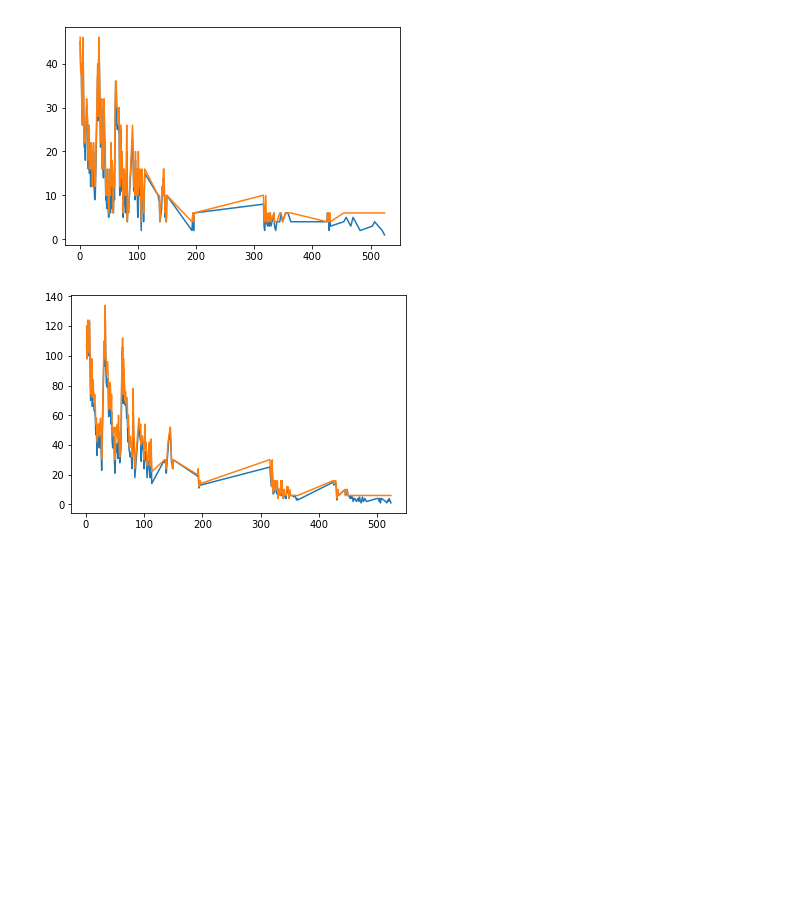
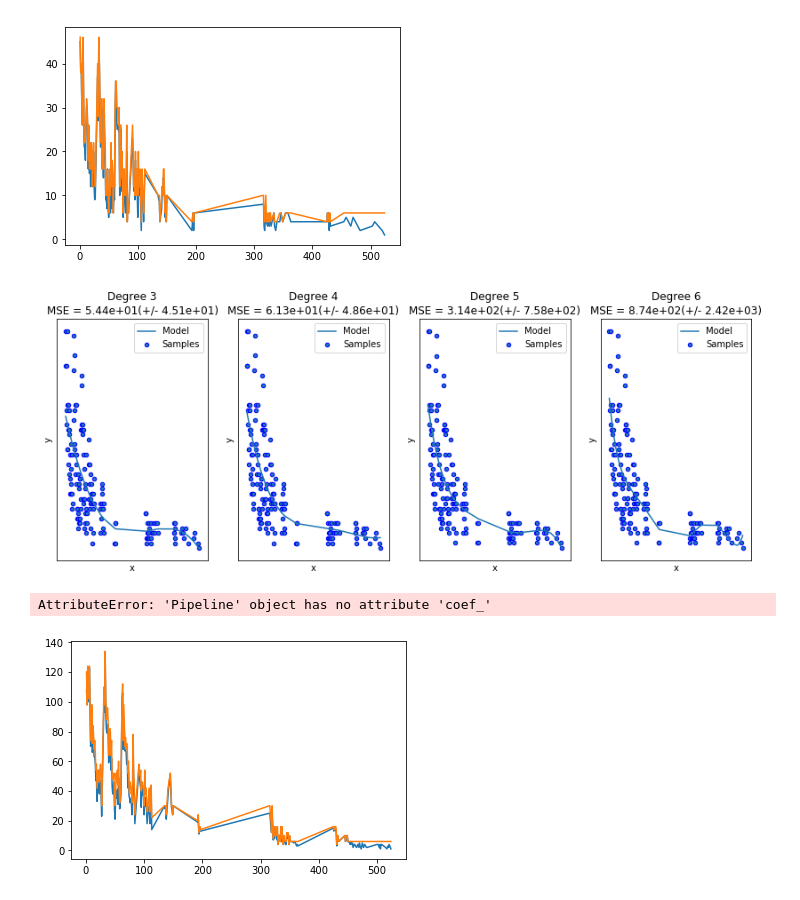
Before and after one commit to LeonKennedy/jupyter_space, a Jupyter notebook: lesson_distribute.ipynb, the cells around one changed output. Drawn from its saved outputs; the diff is of its cells as text; code cells hidden in the pictures; blank space fills up the shorter version.

```diff
--- a/lesson_distribute.ipynb
+++ b/lesson_distribute.ipynb
@@ -9,14 +14,53 @@ import numpy as np
 sql = "select lesson_id, sum(max_student), sum(actual_student)  from lesson_distribute where begin_at = '2018-01-24 19:20:00'  group by lesson_id order by lesson_id;"
 cur.execute(sql)
 data = cur.fetchall()
-x = np.array([i[0] for i in data ])
-ya = np.array([i[2] for i in data ])
+X = np.array([i[0] for i in data ])
+y = np.array([i[2] for i in data ])
 ym = np.array([i[1] for i in data ])
-plt.plot(x,ya,label="actual")
-plt.plot(x,ym,label="max")
+plt.plot(X,y,label="actual")
+plt.plot(X,ym,label="max")
 plt.show()
 # %% [output]
 [figure]
+# %%
+from sklearn.externals import joblib
+n_samples = 30
+degrees = [ 3, 4, 5 , 6]
+plt.figure(figsize=(14, 5))
+for i in range(len(degrees)):
+    ax = plt.subplot(1, len(degrees), i + 1)
+    plt.setp(ax, xticks=(), yticks=())
+
+    polynomial_features = PolynomialFeatures(degree=degrees[i],
+                                             include_bias=False)
+    linear_regression = LinearRegression()
+    pipeline = Pipeline([("polynomial_features", polynomial_features),
+                         ("linear_regression", linear_regression)])
+    pipeline.fit(X[:, np.newaxis], y)
+
+    #joblib.dump(pipeline, 'sch_%d.pkl' % i)
+    #clf = joblib.load('filename.pkl')
+
+    # Evaluate the models using crossvalidation
+    scores = cross_val_score(pipeline, X[:, np.newaxis], y,
+                             scoring="neg_mean_squared_error", cv=10)
+
+    X_test = np.linspace(0, 1, 160)
+    plt.plot(X, pipeline.predict(X[:, np.newaxis]), label="Model")
+    plt.scatter(X, y, edgecolor='b', s=20, label="Samples")
+    plt.xlabel("x")
+    plt.ylabel("y")
+
+    plt.legend(loc="best")
+    plt.title("Degree {}\nMSE = {:.2e}(+/- {:.2e})".format(
+        degrees[i], -scores.mean(), scores.std()))
+plt.show()
+# %% [output]
+[figure, added]
+# %%
+pipeline.coef_
+# %% [output]
+AttributeError: 'Pipeline' object has no attribute 'coef_'
 # %%
 sql = "select lesson_id, sum(max_student),sum(actual_student) from lesson_distribute where date_format(begin_at, '%Y-%m-%d') = '2018-01-24'  group by lesson_id order by lesson_id; "
 cur.execute(sql)
```
Also changed, not shown: parts of 10 cells of this notebook, 3 other files.
